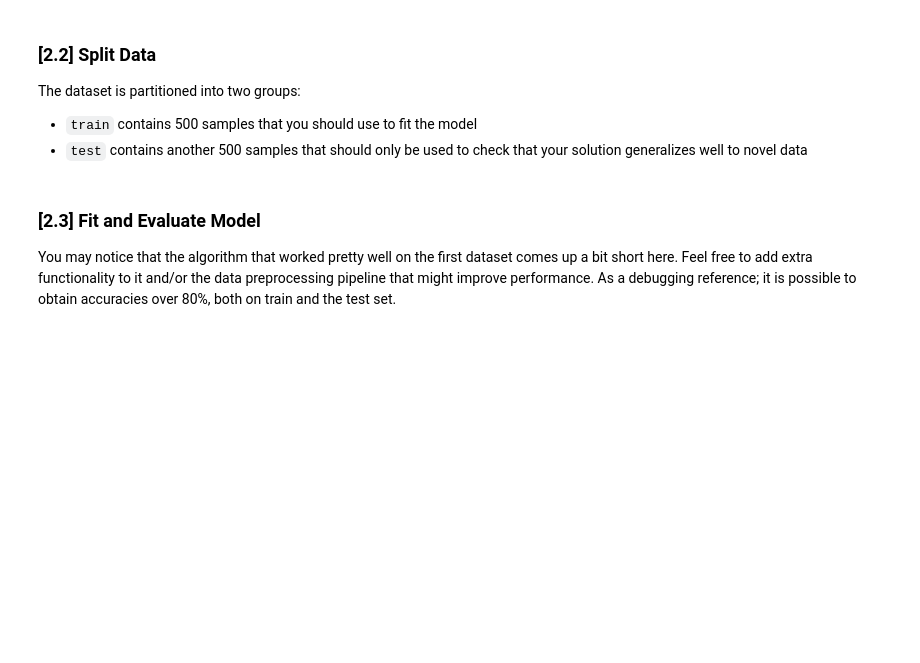
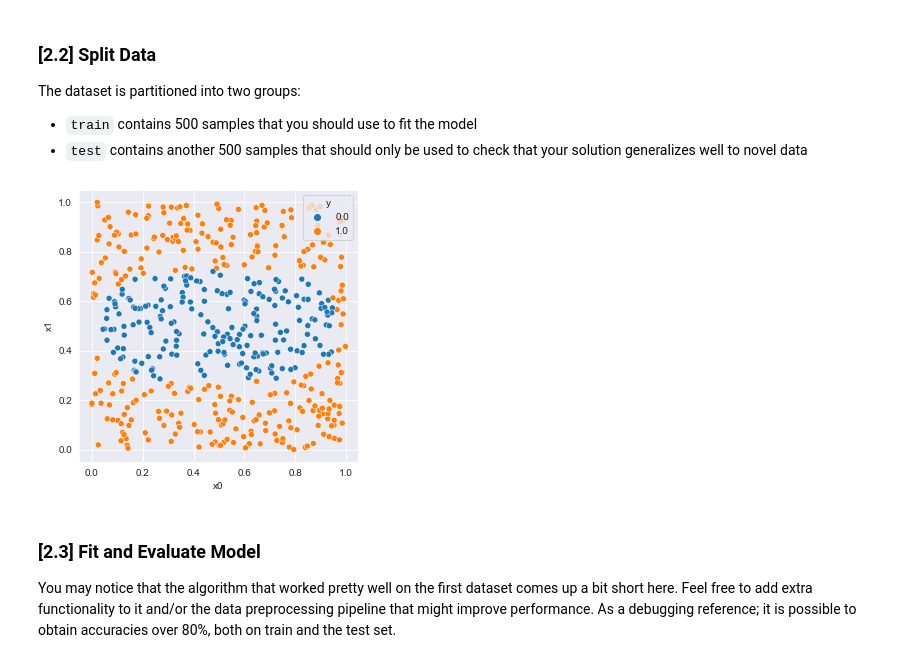
Before and after one commit to Gunnar2908/TDT-4173-2023-task-1, a Jupyter notebook: logistic_regression/experiment.ipynb, the cells around one changed output. Saved outputs shown, nothing was run; the diff lists cells and outputs as text; code cells hidden in the pictures; blank space fills up the shorter version.

```diff
--- a/logistic_regression/experiment.ipynb
+++ b/logistic_regression/experiment.ipynb
@@ -145,6 +165,11 @@ data_2_test = data_2.query('split == "test"')
 # Partition data into independent (features) and depended (targets) variables
 X_train, y_train = data_2_train[['x0', 'x1']], data_2_train['y']
 X_test, y_test = data_2_test[['x0', 'x1']], data_2_test['y']
+# %%
+plt.figure(figsize=(5, 5))
+sns.scatterplot(x='x0', y='x1', hue='y', data=data_2_train);
+# %% [output]
+[figure, added]
 # %% [markdown]
 ### [2.3] Fit and Evaluate Model
 
```
Also changed, not shown: parts of 7 cells of this notebook, 1 other file.
